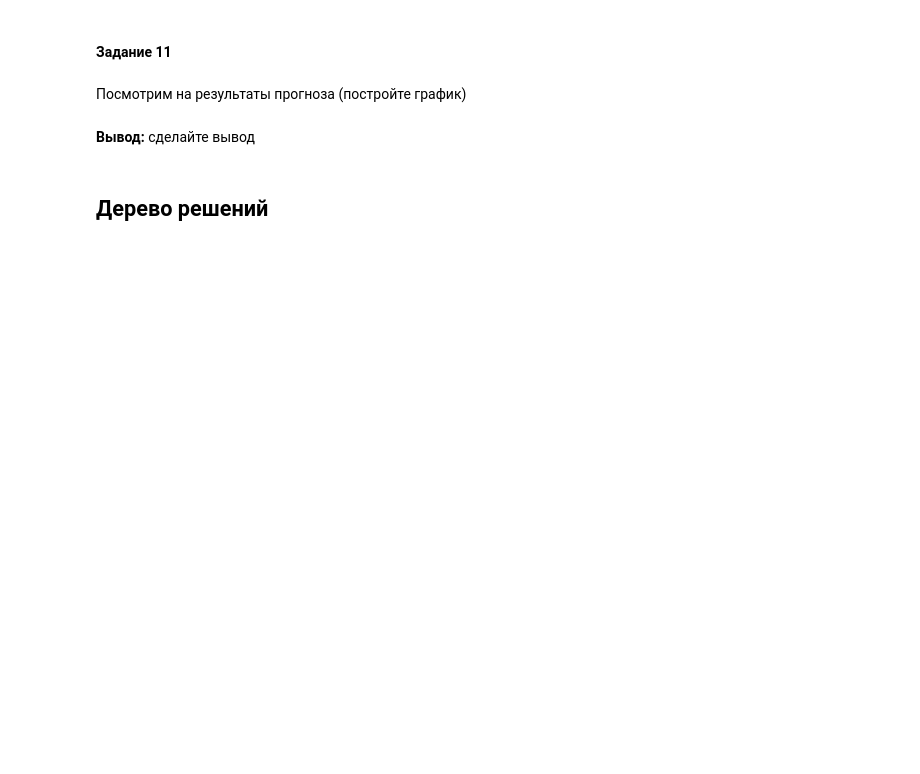
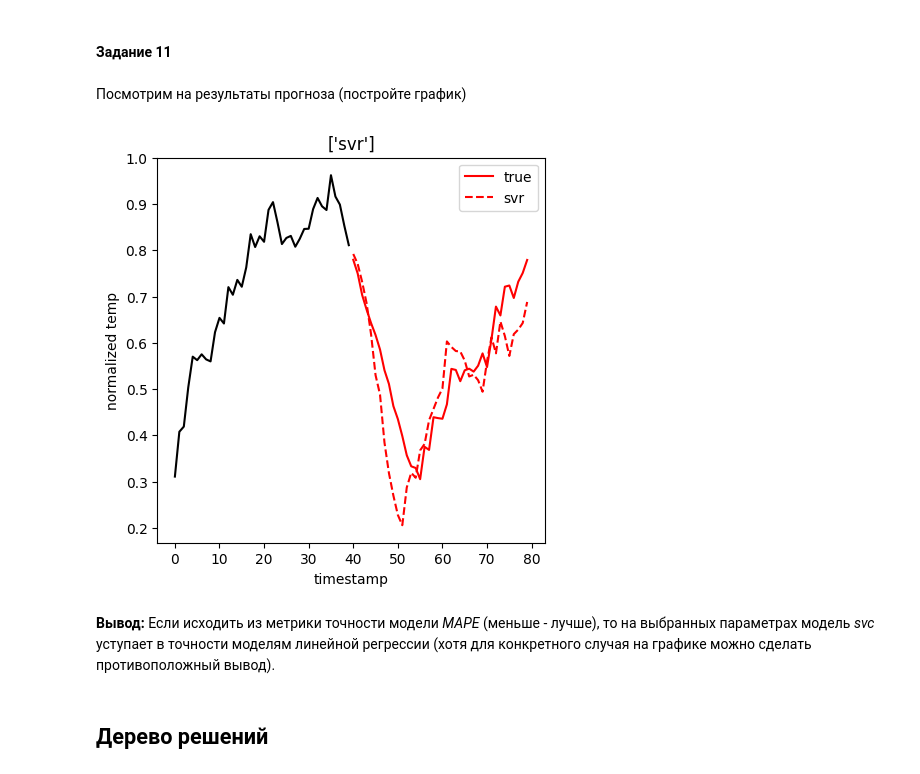
Before and after one commit to BROsandr/IUS, a Jupyter notebook: lab6/Lab6_task.ipynb, the cells around one changed output. Drawn from its saved outputs; the diff is of its cells as text; code cells hidden in the pictures; blank space fills up the shorter version.

```diff
--- a/lab6/Lab6_task.ipynb
+++ b/lab6/Lab6_task.ipynb
@@ -449,0 +497,5 @@ KeyError: (slice(None, 10000, None), slice(None, None, None))
+# %%
+svr = SVR(C=100, kernel='poly', gamma='auto')
+
+score = train(svr, 'svr', regr_mape, kf, X, y)
+scores['svr'] = score
@@ -456,5 +509,14 @@ KeyError: (slice(None, 10000, None), slice(None, None, None))
-# %% [markdown]
-**Вывод:** сделайте вывод
+# %%
+# Напишите свой код здесь
+y_pred = [seq_forecast(svr, X.iloc[0].copy(), df.loc[2+seq_length:1+2*seq_length, 'mode'])]
+plot_forecast(X[0][:seq_length], X.iloc[seq_length][:seq_length], y_pred,
+        ['svr'], colors=['black', 'red', 'red'])
+# %% [output]
+[figure, added]
+# %% [markdown]
+**Вывод:** Если исходить из метрики точности модели *MAPE* (меньше - лучше), то на выбранных
+параметрах модель *svc* уступает в точности моделям линейной регрессии
+(хотя для конкретного случая на графике можно сделать противоположный вывод).
 # %% [markdown]
 ## Дерево решений
 # %% [markdown]
```
Also changed, not shown: parts of 14 cells of this notebook.
